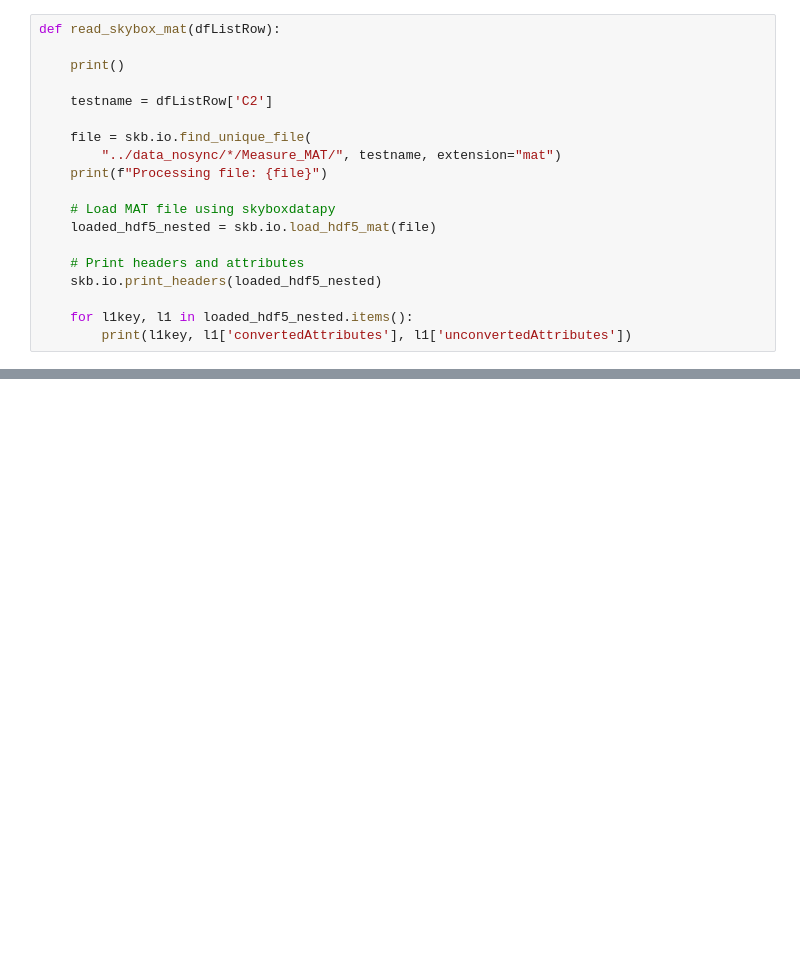
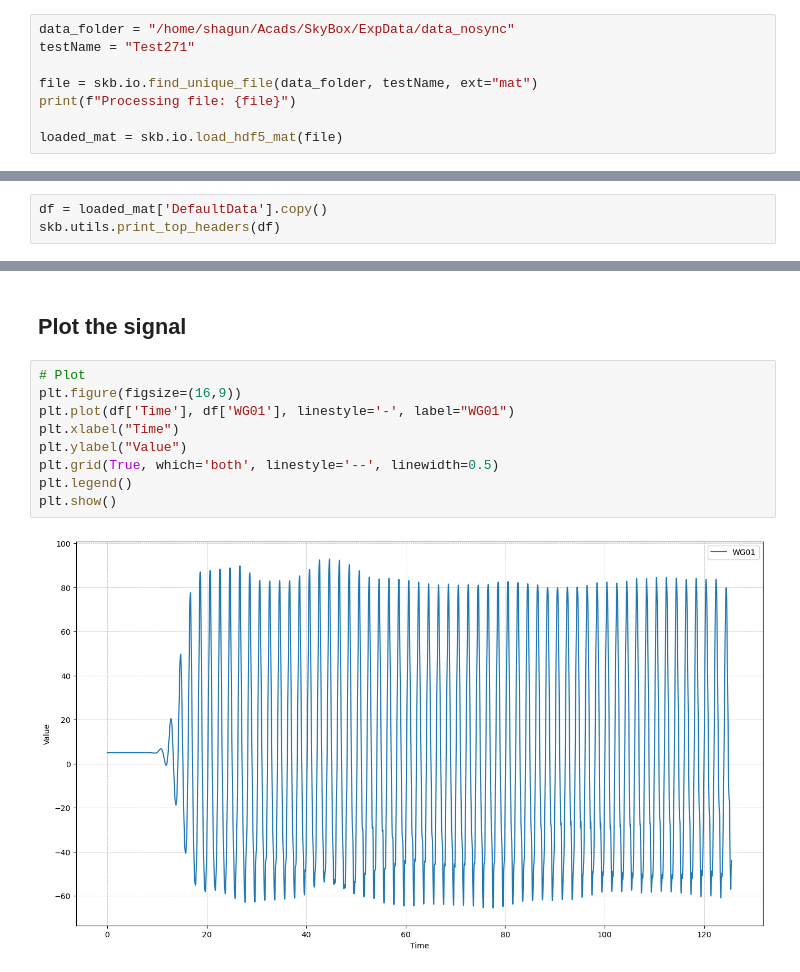
Before and after one commit to CMOE-TUDelft/SkyBoxAnalysis, a Jupyter notebook: python/scripts/readMAT.ipynb, the cells around one changed output, grey strips where cells are left out. Saved outputs shown, nothing was run; the diff lists cells and outputs as text; blank space fills up the shorter version.

Commit message:
MAJOR REFAC. Datasets now converted to xarrays. Created printing utilities.

```diff
--- a/python/scripts/readMAT.ipynb
+++ b/python/scripts/readMAT.ipynb
@@ -9,21 +7,10 @@ import scipy.io as sio
 from FSSLibrary import FFTBasic as fft
 import skyboxdatapy as skb
 # %%
-def read_skybox_mat(dfListRow):
+data_folder = "/home/shagun/Acads/SkyBox/ExpData/data_nosync"
+testName = "Test271"
 
-    print()
+file = skb.io.find_unique_file(data_folder, testName, ext="mat")
+print(f"Processing file: {file}")
 
-    testname = dfListRow['C2']
-
-    file = skb.io.find_unique_file(
-        "../data_nosync/*/Measure_MAT/", testname, extension="mat")
-    print(f"Processing file: {file}")
-
-    # Load MAT file using skyboxdatapy
-    loaded_hdf5_nested = skb.io.load_hdf5_mat(file)
-
-    # Print headers and attributes
-    skb.io.print_headers(loaded_hdf5_nested)
-
-    for l1key, l1 in loaded_hdf5_nested.items():
-        print(l1key, l1['convertedAttributes'], l1['unconvertedAttributes'])
+loaded_mat = skb.io.load_hdf5_mat(file)
@@ -58,0 +59,3 @@ TestProperties ['calibrationFile', 'repeatType', 'testName', 'testType', 'waveTy
+# %%
+df = loaded_mat['DefaultData'].copy()
+skb.utils.print_top_headers(df)
@@ -58,0 +80,13 @@ TestProperties ['calibrationFile', 'repeatType', 'testName', 'testType', 'waveTy
+# %% [markdown]
+## Plot the signal
+# %%
+# Plot
+plt.figure(figsize=(16,9))
+plt.plot(df['Time'], df['WG01'], linestyle='-', label="WG01")
+plt.xlabel("Time")
+plt.ylabel("Value")
+plt.grid(True, which='both', linestyle='--', linewidth=0.5)
+plt.legend()
+plt.show()
+# %% [output]
+[figure, added]
```
Also changed, not shown: parts of 10 cells of this notebook, 13 other files.
